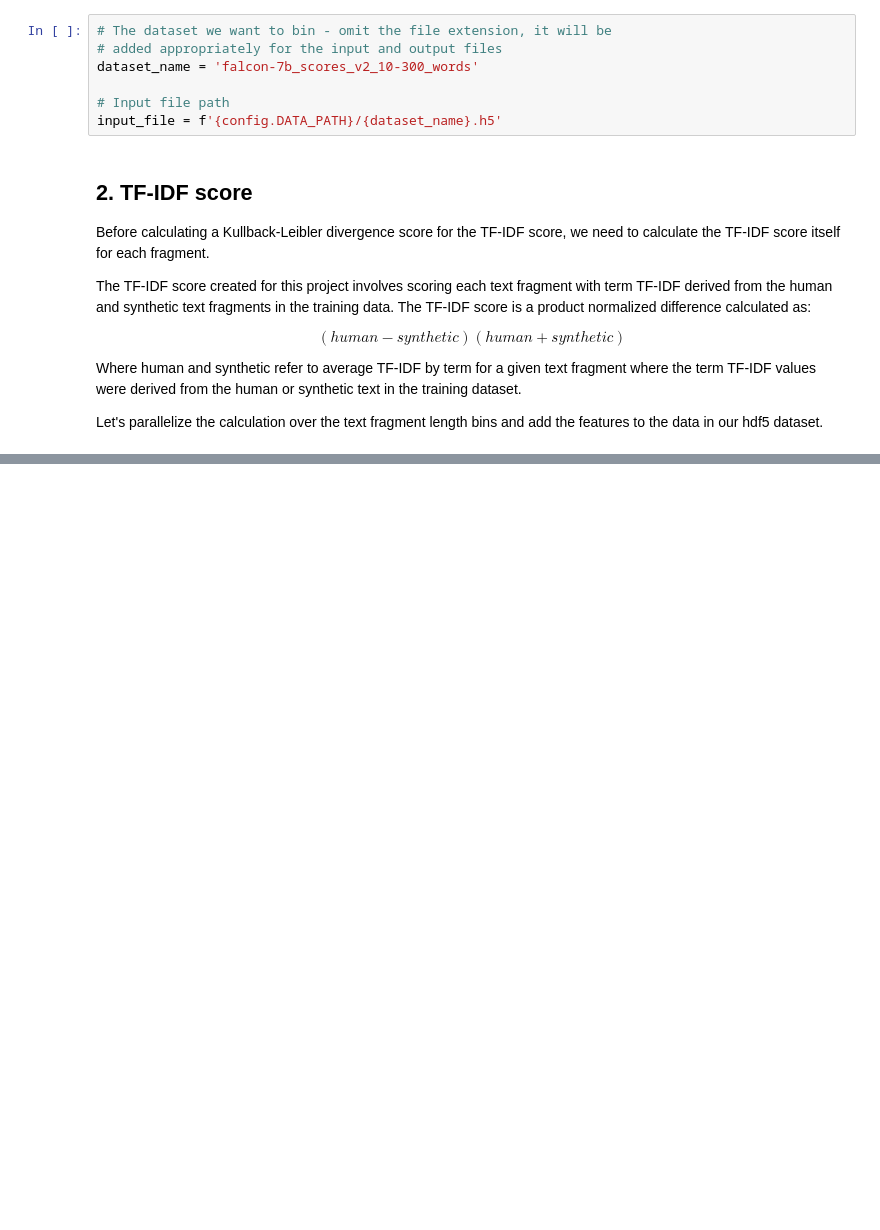
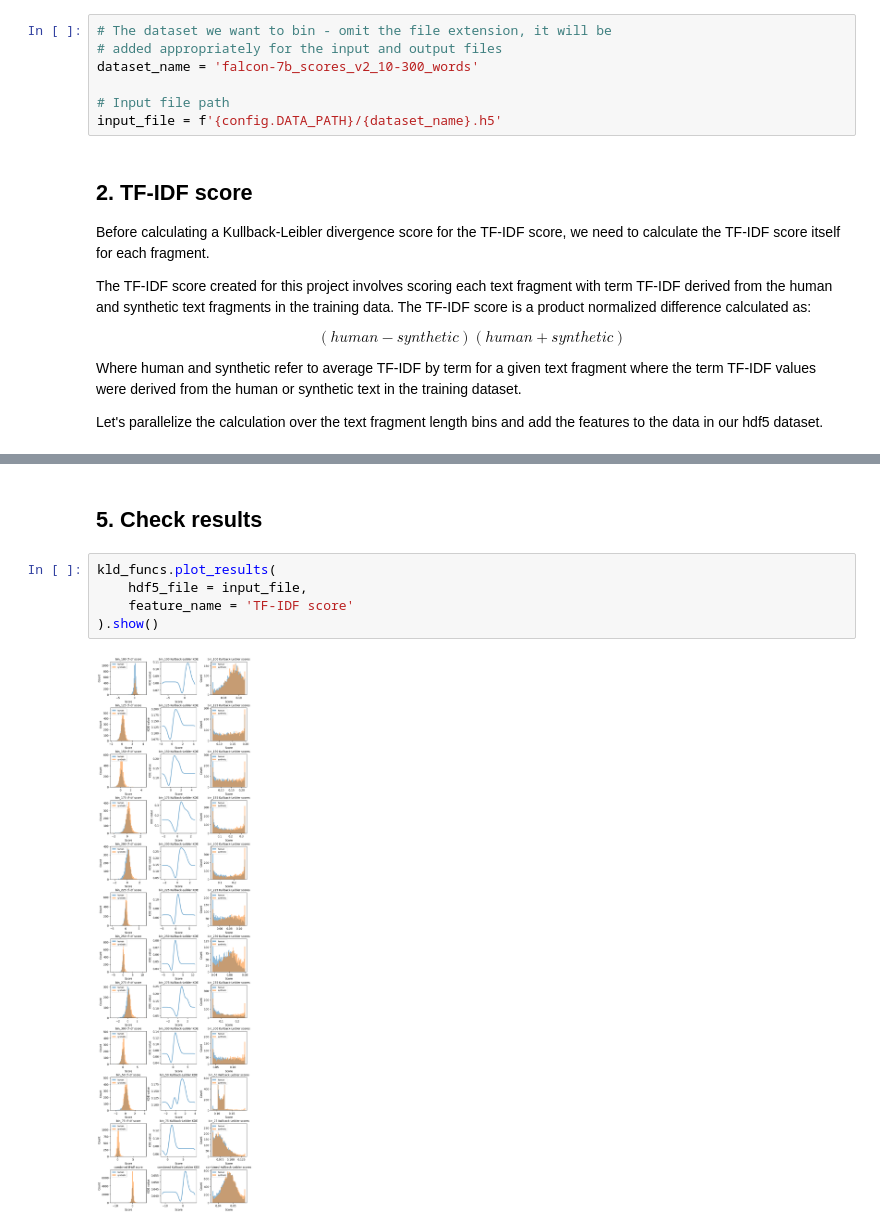
Before and after one commit to gperdrizet/llm_detector, a Jupyter notebook: classifier/notebooks/04.2-length_binned_TF-IDF_score.ipynb, the cells around one changed output, grey strips where cells are left out. Saved outputs shown, nothing was run; the diff lists cells and outputs as text; blank space fills up the shorter version.

```diff
--- a/classifier/notebooks/04.2-length_binned_TF-IDF_score.ipynb
+++ b/classifier/notebooks/04.2-length_binned_TF-IDF_score.ipynb
@@ -62,0 +124,9 @@ kld_funcs.kullback_leibler_score(
+# %% [markdown]
+## 5. Check results
+# %%
+kld_funcs.plot_results(
+    hdf5_file = input_file,
+    feature_name = 'TF-IDF score'
+).show()
+# %% [output]
+[figure, added]
```
Also changed, not shown: parts of 9 cells of this notebook, 2 other files.
